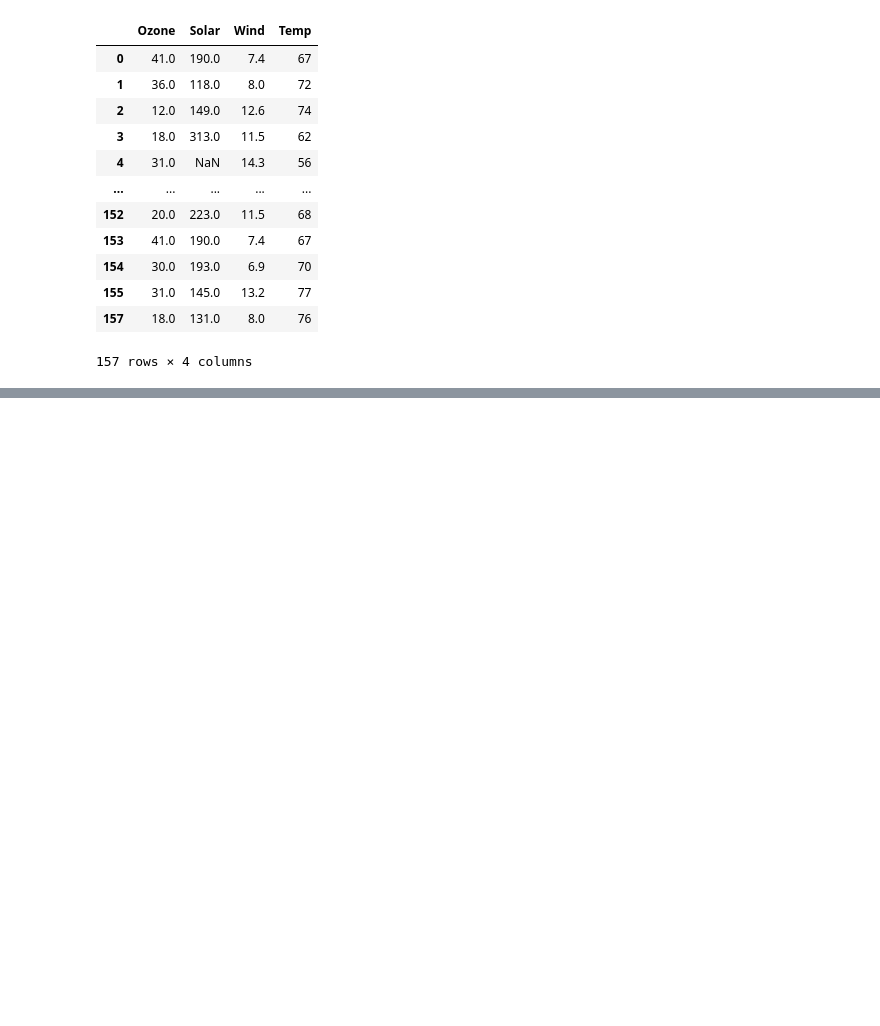
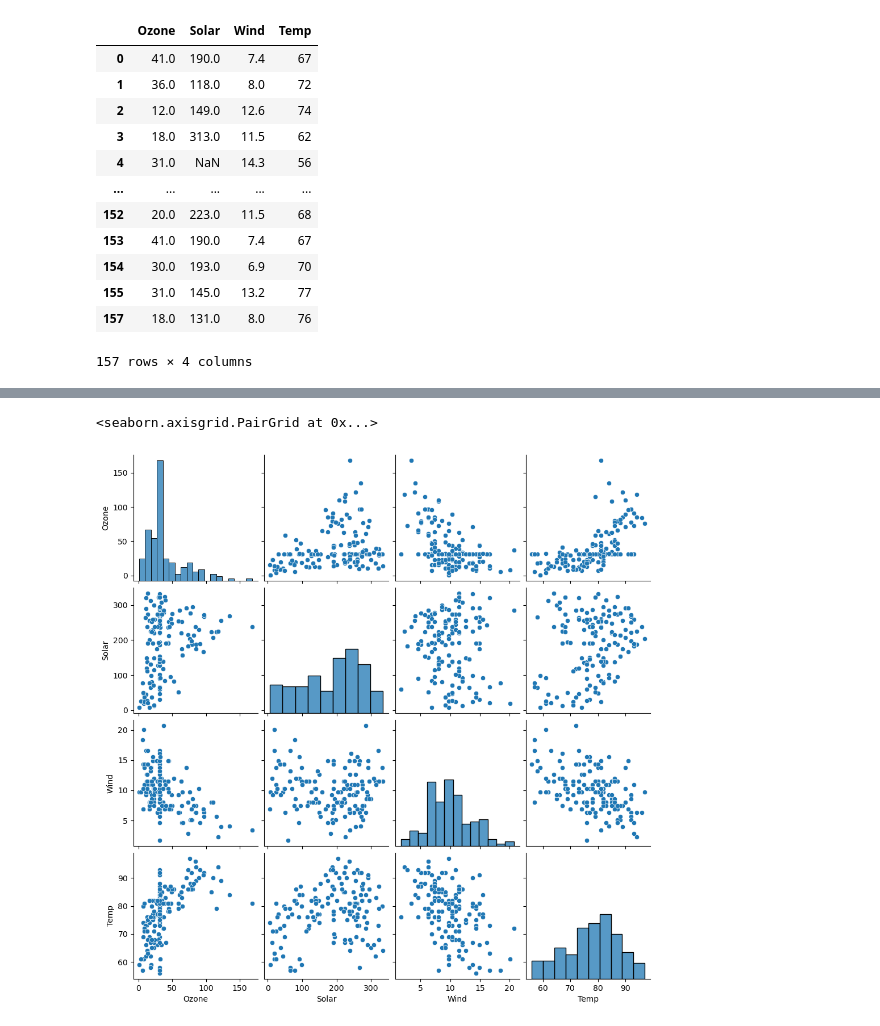
Before and after one commit to Varshita2010/AIML-Tasks, a Jupyter notebook: EDA1.ipynb, the cells around one changed output, grey strips where cells are left out. Cells and saved outputs as stored; diff of their text form; code cells hidden in the pictures; blank space fills up the shorter version.

```diff
--- a/EDA1.ipynb
+++ b/EDA1.ipynb
@@ -444,3 +475,6 @@ data1_numeric
 | 155 | 31.0 | 145.0 | 13.2 | 77 |
 | 157 | 18.0 | 131.0 | 8.0 | 76 |
 157 rows × 4 columns
+# %%
+data1_numeric = data1.iloc[:] # for printing all columns
+data1_numeric
@@ -446,0 +510,6 @@ data1_numeric
+# %%
+# Plot a pair plot between alll numeric columns using seaborn
+sns.pairplot(data1_numeric)
+# %% [output]
+<seaborn.axisgrid.PairGrid at 0x...>
+[figure, added]
```
Also changed, not shown: parts of 15 cells of this notebook.
